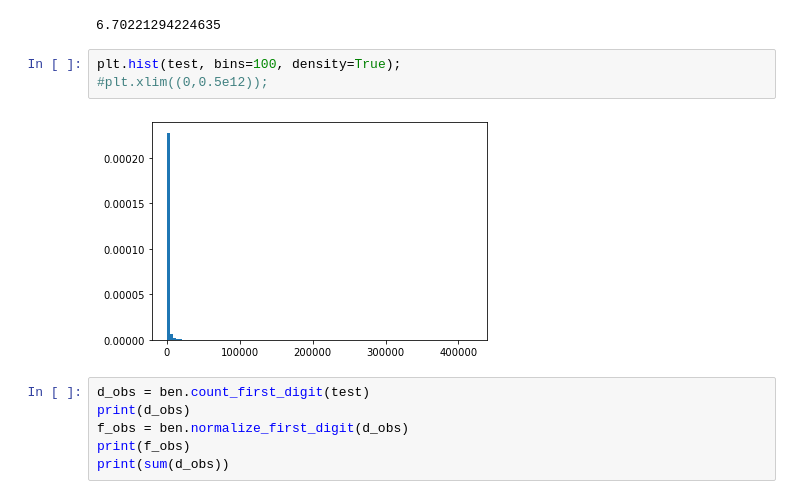
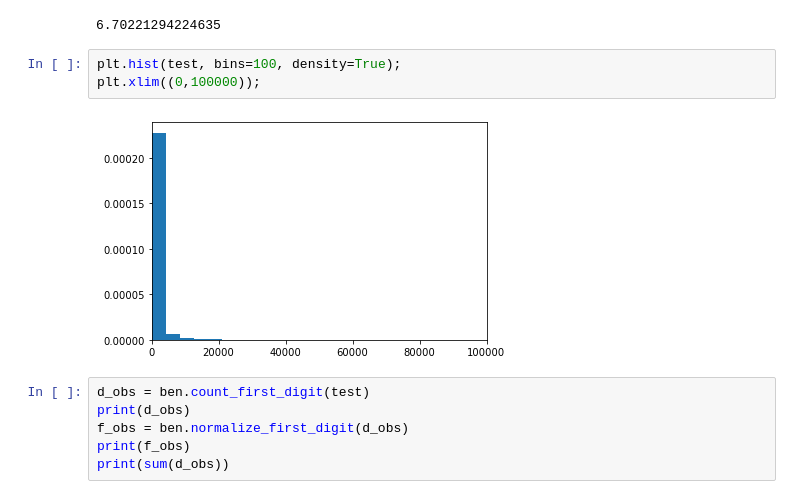
Before and after one commit to pierrepo/benford-law, a Jupyter notebook: generate_benford_data.ipynb, the cells around one changed output. Cells and saved outputs as stored; diff of their text form.

```diff
--- a/generate_benford_data.ipynb
+++ b/generate_benford_data.ipynb
@@ -277,9 +277,9 @@ OOM : 6.70221294224635
 6.70221294224635
 # %%
 plt.hist(test, bins=100, density=True);
-#plt.xlim((0,0.5e12));
+plt.xlim((0,100000));
 # %% [output]
-[figure, old version]
+[figure, new version]
 # %%
 d_obs = ben.count_first_digit(test)
 print(d_obs)
```
Also changed, not shown: parts of 7 cells of this notebook, 1 other file.
